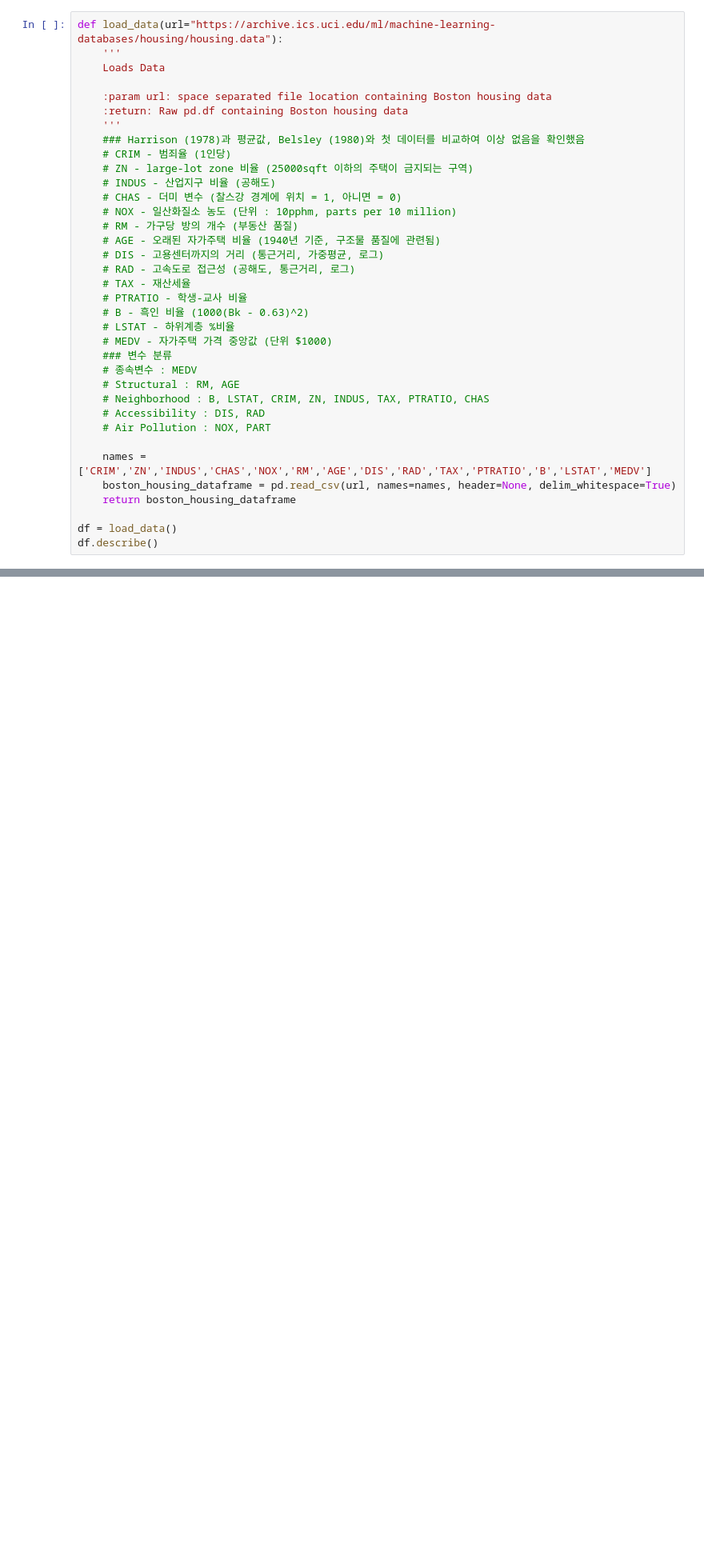
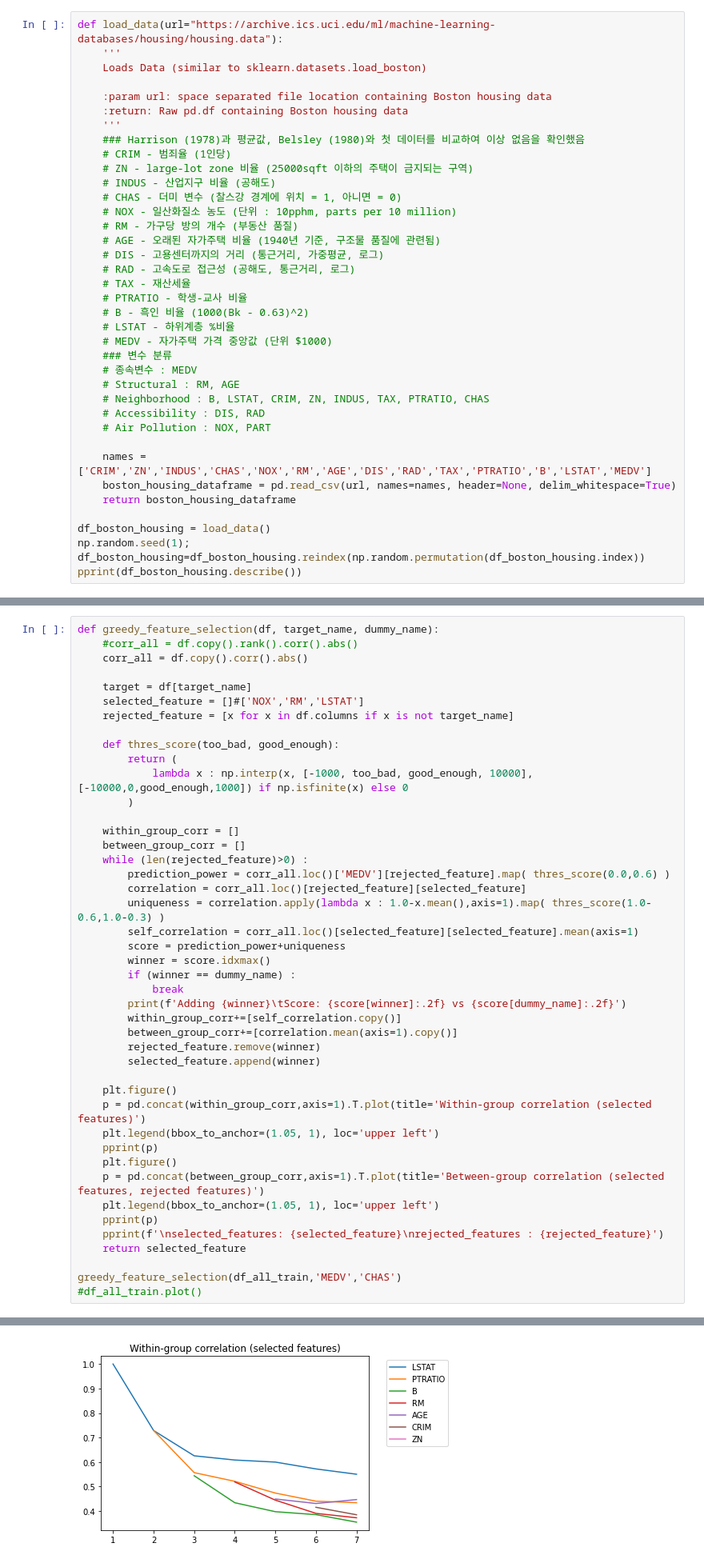
Before and after one commit to Thessal/kakao_interview, a Jupyter notebook: problem_3.ipynb, the cells around one changed output, grey strips where cells are left out. Shown at 80% size. Drawn from its saved outputs; the diff is of its cells as text; blank space fills up the shorter version.

```diff
--- a/problem_3.ipynb
+++ b/problem_3.ipynb
@@ -4,7 +23,7 @@ import pandas as pd
 # %%
 def load_data(url="https://archive.ics.uci.edu/ml/machine-learning-databases/housing/housing.data"):
     '''
-    Loads Data
+    Loads Data (similar to sklearn.datasets.load_boston)
 
     :param url: space separated file location containing Boston housing data
     :return: Raw pd.df containing Boston housing data
@@ -35,8 +54,9 @@ def load_data(url="https://archive.ics.uci.edu/ml/machine-learning-databases/hou
     boston_housing_dataframe = pd.read_csv(url, names=names, header=None, delim_whitespace=True)
     return boston_housing_dataframe
 
-df = load_data()
-df.describe()
+df_boston_housing = load_data()
+np.random.seed(1); df_boston_housing=df_boston_housing.reindex(np.random.permutation(df_boston_housing.index))
+pprint(df_boston_housing.describe())
 # %% [output]
 |  | CRIM | ZN | INDUS | CHAS | NOX | RM | AGE | DIS | RAD | TAX | PTRATIO | ... |
 | count | 506.000000 | 506.000000 | 506.000000 | 506.000000 | 506.000000 | 506.000000 | 506.000000 | 506.000000 | 506.000000 | 506.000000 | 506.000000 | ... |
@@ -141,0 +301,45 @@ plot_corr(df_feature_train, cluster=True)
+# %%
+def greedy_feature_selection(df, target_name, dummy_name):
+    #corr_all = df.copy().rank().corr().abs()
+    corr_all = df.copy().corr().abs()
+
+    target = df[target_name]
+    selected_feature = []#['NOX','RM','LSTAT']
+    rejected_feature = [x for x in df.columns if x is not target_name]
+
+    def thres_score(too_bad, good_enough):
+        return (
+            lambda x : np.interp(x, [-1000, too_bad, good_enough, 10000], [-10000,0,good_enough,1000]) if np.isfinite(x) else 0
+        )
+
+    within_group_corr = []
+    between_group_corr = []
+    while (len(rejected_feature)>0) :
+        prediction_power = corr_all.loc()['MEDV'][rejected_feature].map( thres_score(0.0,0.6) )
+        correlation = corr_all.loc()[rejected_feature][selected_feature]
+        uniqueness = correlation.apply(lambda x : 1.0-x.mean(),axis=1).map( thres_score(1.0-0.6,1.0-0.3) )
+        self_correlation = corr_all.loc()[selected_feature][selected_feature].mean(axis=1)
+        score = prediction_power+uniqueness
+        winner = score.idxmax()
+        if (winner == dummy_name) :
+            break
+        print(f'Adding {winner}\tScore: {score[winner]:.2f} vs {score[dummy_name]:.2f}')
+        within_group_corr+=[self_correlation.copy()]
+        between_group_corr+=[correlation.mean(axis=1).copy()]
+        rejected_feature.remove(winner)
+        selected_feature.append(winner)
+
+    plt.figure()
+    p = pd.concat(within_group_corr,axis=1).T.plot(title='Within-group correlation (selected features)')
+    plt.legend(bbox_to_anchor=(1.05, 1), loc='upper left')
+    pprint(p)
+    plt.figure()
+    p = pd.concat(between_group_corr,axis=1).T.plot(title='Between-group correlation (selected features, rejected features)')
+    plt.legend(bbox_to_anchor=(1.05, 1), loc='upper left')
+    pprint(p)
+    pprint(f'\nselected_features: {selected_feature}\nrejected_features : {rejected_feature}')
+    return selected_feature
+
+greedy_feature_selection(df_all_train,'MEDV','CHAS')
+#df_all_train.plot()
+# %% [output]
@@ -141,0 +361 @@ plot_corr(df_feature_train, cluster=True)
+[figure, added]
```
Also changed, not shown: parts of 14 cells of this notebook, 1 other file.
